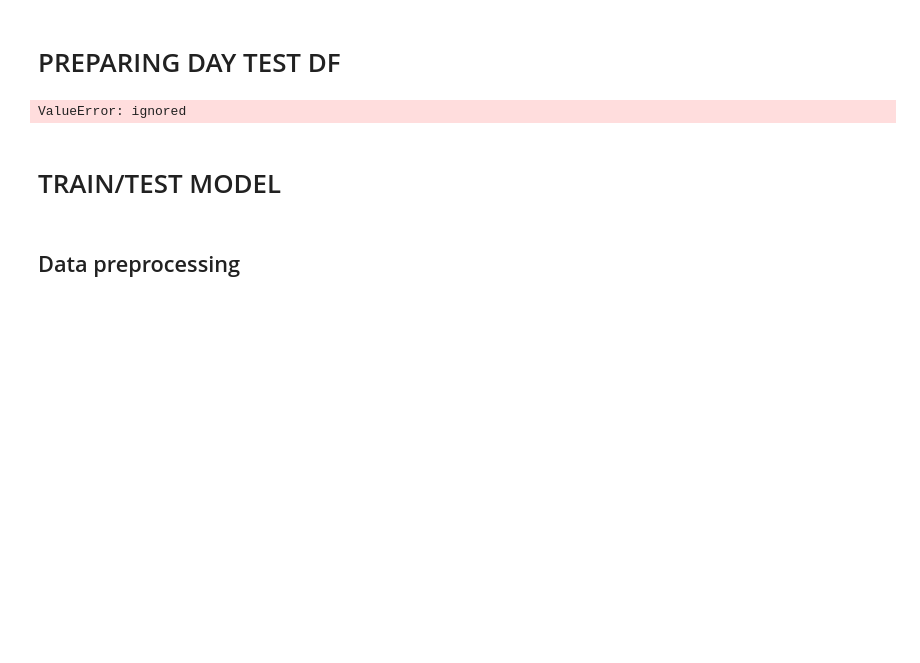
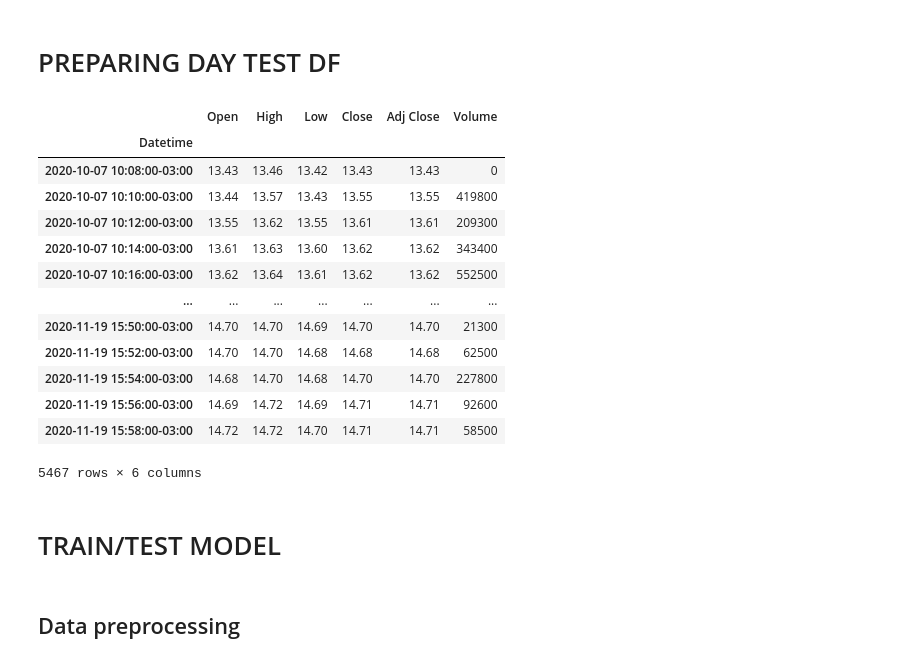
Before and after one commit to rodrigobercini/ml-financial-market, a Jupyter notebook: notebooks/1 Day Test Portfolio Test.ipynb, the cells around one changed output. Saved outputs shown, nothing was run; the diff lists cells and outputs as text; code cells hidden in the pictures; blank space fills up the shorter version.

```diff
--- a/notebooks/1 Day Test Portfolio Test.ipynb
+++ b/notebooks/1 Day Test Portfolio Test.ipynb
@@ -44,5 +54,22 @@ data = yf.download("PETR4.SA", period='60d',  interval = "5m")
 # %% [markdown]
 # PREPARING DAY TEST DF
+# %%
+data
+# %% [output]
+|  | Open | High | Low | Close | Adj Close | Volume |
+| Datetime |  |  |  |  |  |  |
+| 2020-10-07 10:08:00-03:00 | 13.43 | 13.46 | 13.42 | 13.43 | 13.43 | 0 |
+| 2020-10-07 10:10:00-03:00 | 13.44 | 13.57 | 13.43 | 13.55 | 13.55 | 419800 |
+| 2020-10-07 10:12:00-03:00 | 13.55 | 13.62 | 13.55 | 13.61 | 13.61 | 209300 |
+| 2020-10-07 10:14:00-03:00 | 13.61 | 13.63 | 13.60 | 13.62 | 13.62 | 343400 |
+| 2020-10-07 10:16:00-03:00 | 13.62 | 13.64 | 13.61 | 13.62 | 13.62 | 552500 |
+| ... | ... | ... | ... | ... | ... | ... |
+| 2020-11-19 15:50:00-03:00 | 14.70 | 14.70 | 14.69 | 14.70 | 14.70 | 21300 |
+| 2020-11-19 15:52:00-03:00 | 14.70 | 14.70 | 14.68 | 14.68 | 14.68 | 62500 |
+| 2020-11-19 15:54:00-03:00 | 14.68 | 14.70 | 14.68 | 14.70 | 14.70 | 227800 |
+| 2020-11-19 15:56:00-03:00 | 14.69 | 14.72 | 14.69 | 14.71 | 14.71 | 92600 |
+| 2020-11-19 15:58:00-03:00 | 14.72 | 14.72 | 14.70 | 14.71 | 14.71 | 58500 |
+5467 rows × 6 columns
 # %%
 df = data
 df = df.drop(['High', 'Low', 'Adj Close', 'Open'],axis=1)
@@ -55,12 +82,7 @@ for i in range(1,28):
 for i in range(1,28):
     df['Volume_Minus{}'.format(i)] = df['Volume'].shift(i)
 
-df = df.loc['2020-04-29 10:00:00-03:00':'2020-04-29 16:50:00-03:00']
-
-scaler = MinMaxScaler()
-df = scaler.fit_transform(df)
+df = df.loc['2020-11-03 10:00:00-03:00':'2020-11-03 16:50:00-03:00']
-# %% [output]
-ValueError: ignored
 # %% [markdown]
 # TRAIN/TEST MODEL
 # %% [markdown]
```
Also changed, not shown: parts of 21 cells of this notebook, 8 other files.
